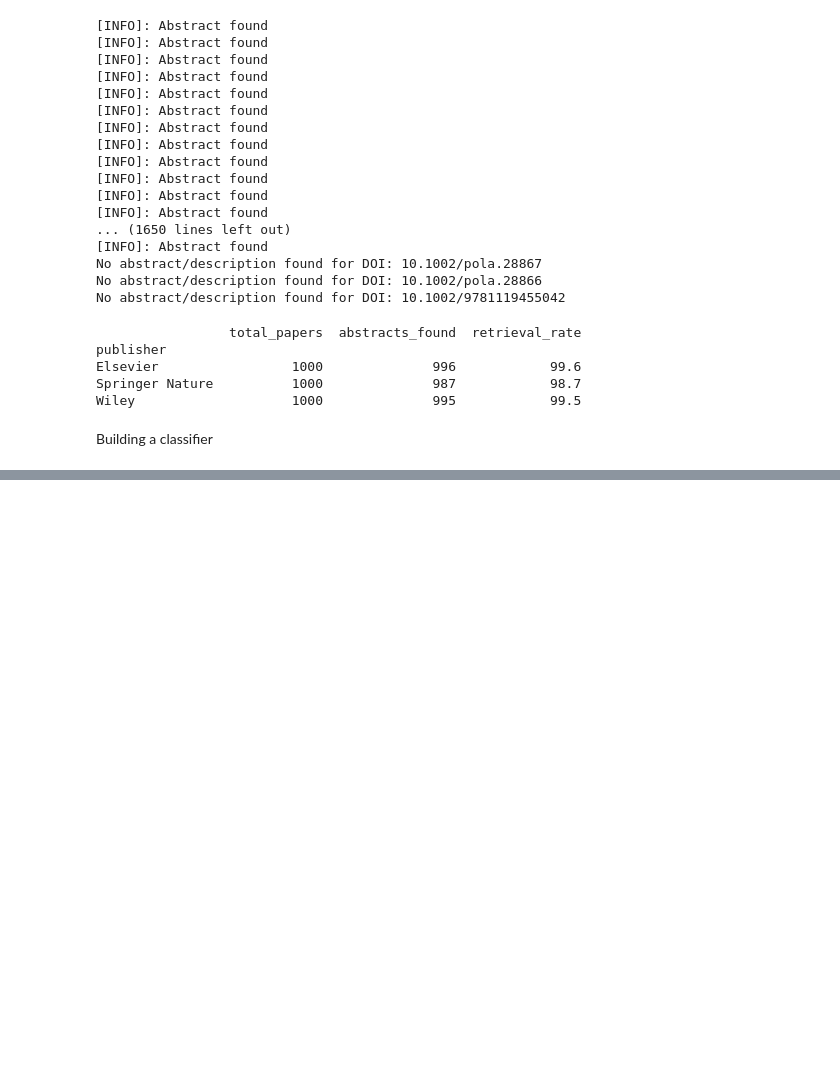
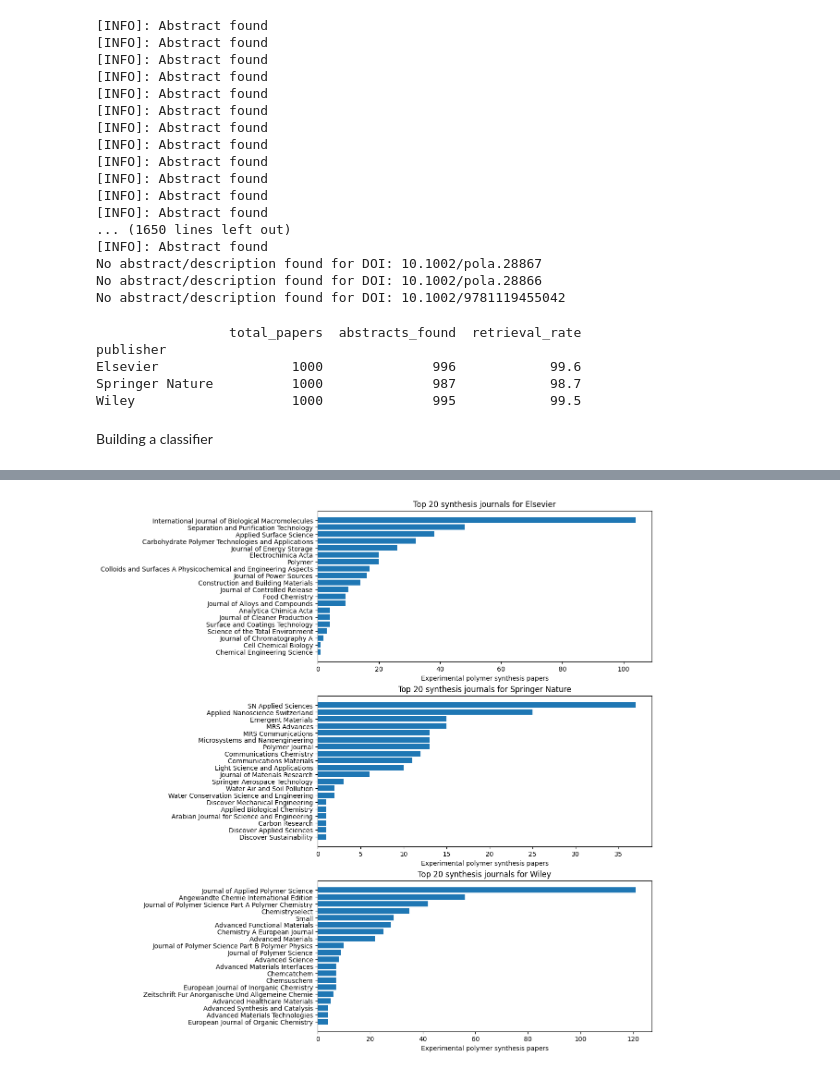
Before and after one commit to kevingeo11/synth_extract, a Jupyter notebook: notebooks/mine_papers.ipynb, the cells around one changed output, grey strips where cells are left out. Drawn from its saved outputs; the diff is of its cells as text; code cells hidden in the pictures; blank space fills up the shorter version.

```diff
--- a/notebooks/mine_papers.ipynb
+++ b/notebooks/mine_papers.ipynb
@@ -560,0 +768,4 @@ Building a classifier
+# %%
+assert len(df) == len(labels)
+# df["is_experimental_polymer_synthesis"] = labels
+df["polymer_synthesis_oss_120"] = labels
@@ -560,0 +888,61 @@ Building a classifier
+# %%
+synthesis_df = df[
+    df["is_experimental_polymer_synthesis"]
+]
+journal_dist = (
+    synthesis_df.groupby(["publisher", "journal"])
+    .size()
+    .reset_index(name="paper_count")
+    .sort_values(
+        ["publisher", "paper_count"],
+        ascending=[True, False],
+    )
+)
+
+top_n = 20
+
+top_journals = (
+    journal_dist.groupby(
+        "publisher",
+        as_index=False,
+    )
+    .head(top_n)
+)
+
+publishers = top_journals["publisher"].unique()
+
+fig, axes = plt.subplots(
+    len(publishers),
+    1,
+    figsize=(12, 4 * len(publishers)),
+    constrained_layout=True,
+)
+
+if len(publishers) == 1:
+    axes = [axes]
+
+for ax, pub in zip(axes, publishers):
+
+    subset = (
+        top_journals[
+            top_journals["publisher"] == pub
+        ]
+        .sort_values("paper_count")
+    )
+
+    ax.barh(
+        subset["journal"],
+        subset["paper_count"],
+    )
+
+    ax.set_title(
+        f"Top {top_n} synthesis journals for {pub}"
+    )
+
+    ax.set_xlabel(
+        "Experimental polymer synthesis papers"
+    )
+
+plt.show()
+# %% [output]
+[figure, added]
```
Also changed, not shown: parts of 28 cells of this notebook, 1 other file.
